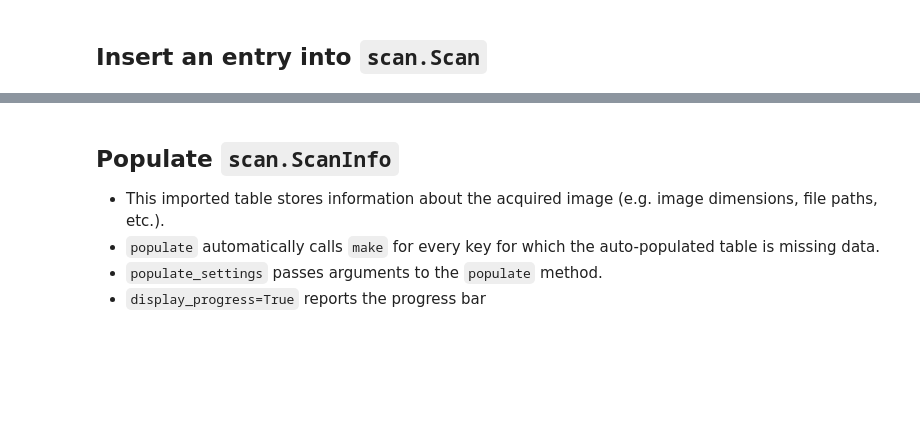
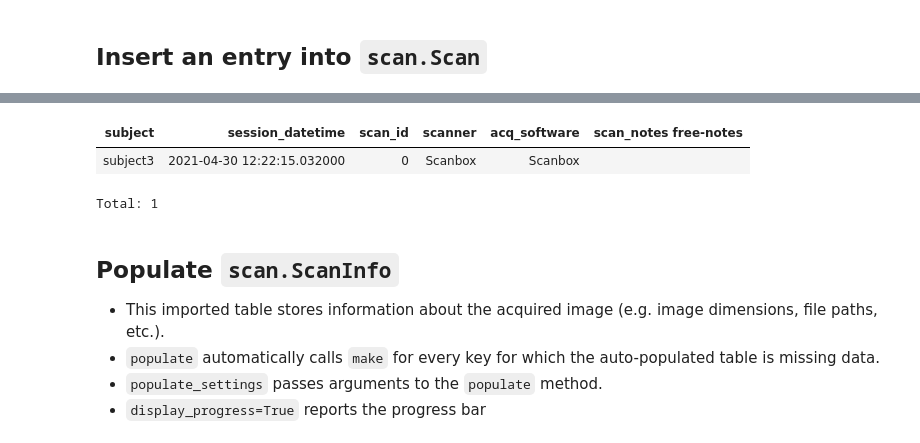
Before and after one commit to datajoint/element-calcium-imaging, a Jupyter notebook: notebooks/03-process.ipynb, the cells around one changed output, grey strips where cells are left out. Drawn from its saved outputs; the diff is of its cells as text; code cells hidden in the pictures; blank space fills up the shorter version.

```diff
--- a/notebooks/03-process.ipynb
+++ b/notebooks/03-process.ipynb
@@ -61,10 +119,15 @@ session.SessionDirectory.insert1(dict(subject='subject3',
 # %%
 scan.Scan.insert1(dict(subject='subject3',
                        session_datetime='2021-04-30 12:22:15.032',
                        scan_id=0,
                        scanner='Scanbox',
                        acq_software='Scanbox',
                        scan_notes=''))
+scan.Scan()
+# %% [output]
+| subject | session_datetime | scan_id | scanner | acq_software | scan_notes free-notes |
+| subject3 | 2021-04-30 12:22:15.032000 | 0 | Scanbox | Scanbox |  |
+Total: 1
 # %% [markdown]
 ## Populate `scan.ScanInfo`
 
```
Also changed, not shown: parts of 41 cells of this notebook.
